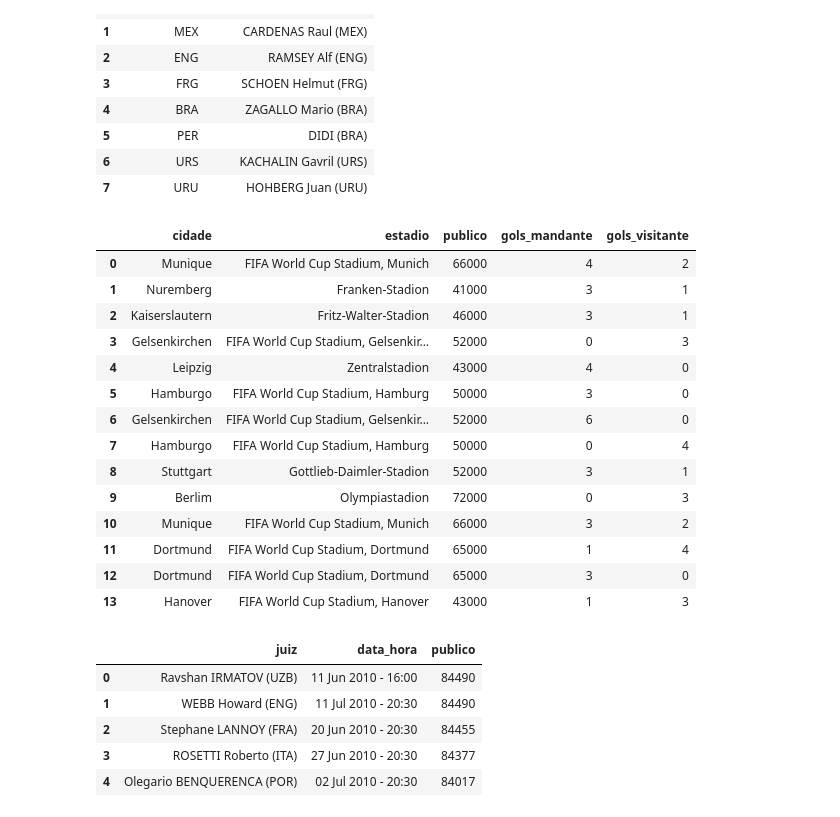
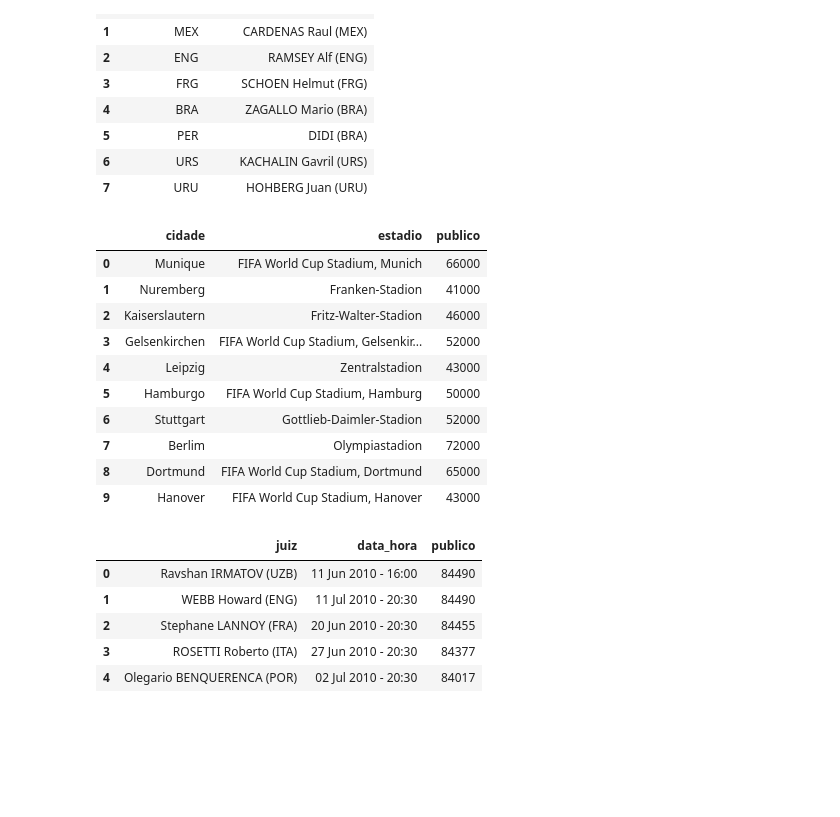
Before and after one commit to arthurlm1234/TP1---IBD, a Jupyter notebook: tp1.ipynb, the cells around one changed output. Drawn from its saved outputs; the diff is of its cells as text; code cells hidden in the pictures; blank space fills up the shorter version.

```diff
--- a/tp1.ipynb
+++ b/tp1.ipynb
@@ -155,29 +155,25 @@ df
 | 7 | URU | HOHBERG Juan (URU) |
 # %%
 query = """
-SELECT DISTINCT cidade, estadio, publico, gols_mandante, gols_visitante
+SELECT DISTINCT cidade, estadio, publico
 FROM partidas natural join local
 WHERE ano = 2006 AND (gols_mandante >= 3 OR gols_visitante >= 3)
 """
 
 df = pd.read_sql_query(query, conn)
 df
 # %% [output]
-|  | cidade | estadio | publico | gols_mandante | gols_visitante |
-| 0 | Munique | FIFA World Cup Stadium, Munich | 66000 | 4 | 2 |
-| 1 | Nuremberg | Franken-Stadion | 41000 | 3 | 1 |
-| 2 | Kaiserslautern | Fritz-Walter-Stadion | 46000 | 3 | 1 |
-| 3 | Gelsenkirchen | FIFA World Cup Stadium, Gelsenkir... | 52000 | 0 | 3 |
-| 4 | Leipzig | Zentralstadion | 43000 | 4 | 0 |
-| 5 | Hamburgo | FIFA World Cup Stadium, Hamburg | 50000 | 3 | 0 |
-| 6 | Gelsenkirchen | FIFA World Cup Stadium, Gelsenkir... | 52000 | 6 | 0 |
-| 7 | Hamburgo | FIFA World Cup Stadium, Hamburg | 50000 | 0 | 4 |
-| 8 | Stuttgart | Gottlieb-Daimler-Stadion | 52000 | 3 | 1 |
-| 9 | Berlim | Olympiastadion | 72000 | 0 | 3 |
-| 10 | Munique | FIFA World Cup Stadium, Munich | 66000 | 3 | 2 |
-| 11 | Dortmund | FIFA World Cup Stadium, Dortmund | 65000 | 1 | 4 |
-| 12 | Dortmund | FIFA World Cup Stadium, Dortmund | 65000 | 3 | 0 |
-| 13 | Hanover | FIFA World Cup Stadium, Hanover | 43000 | 1 | 3 |
+|  | cidade | estadio | publico |
+| 0 | Munique | FIFA World Cup Stadium, Munich | 66000 |
+| 1 | Nuremberg | Franken-Stadion | 41000 |
+| 2 | Kaiserslautern | Fritz-Walter-Stadion | 46000 |
+| 3 | Gelsenkirchen | FIFA World Cup Stadium, Gelsenkir... | 52000 |
+| 4 | Leipzig | Zentralstadion | 43000 |
+| 5 | Hamburgo | FIFA World Cup Stadium, Hamburg | 50000 |
+| 6 | Stuttgart | Gottlieb-Daimler-Stadion | 52000 |
+| 7 | Berlim | Olympiastadion | 72000 |
+| 8 | Dortmund | FIFA World Cup Stadium, Dortmund | 65000 |
+| 9 | Hanover | FIFA World Cup Stadium, Hanover | 43000 |
 # %%
 query = """
 SELECT DISTINCT juiz, data_hora, publico
```
Also changed, not shown: parts of 2 cells of this notebook.
